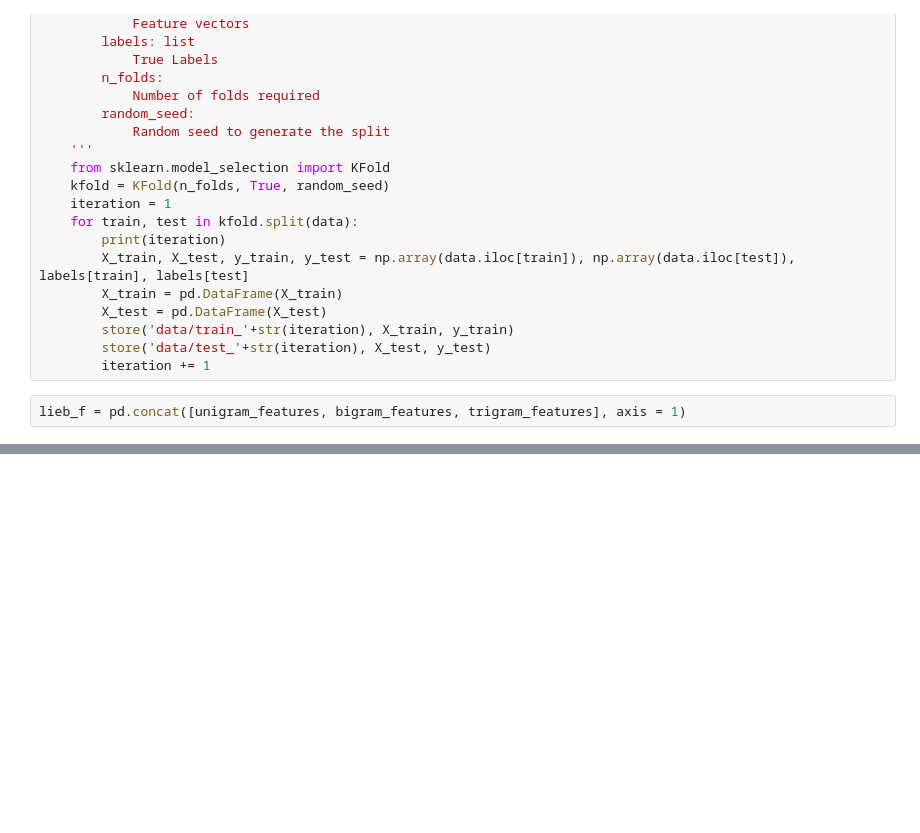
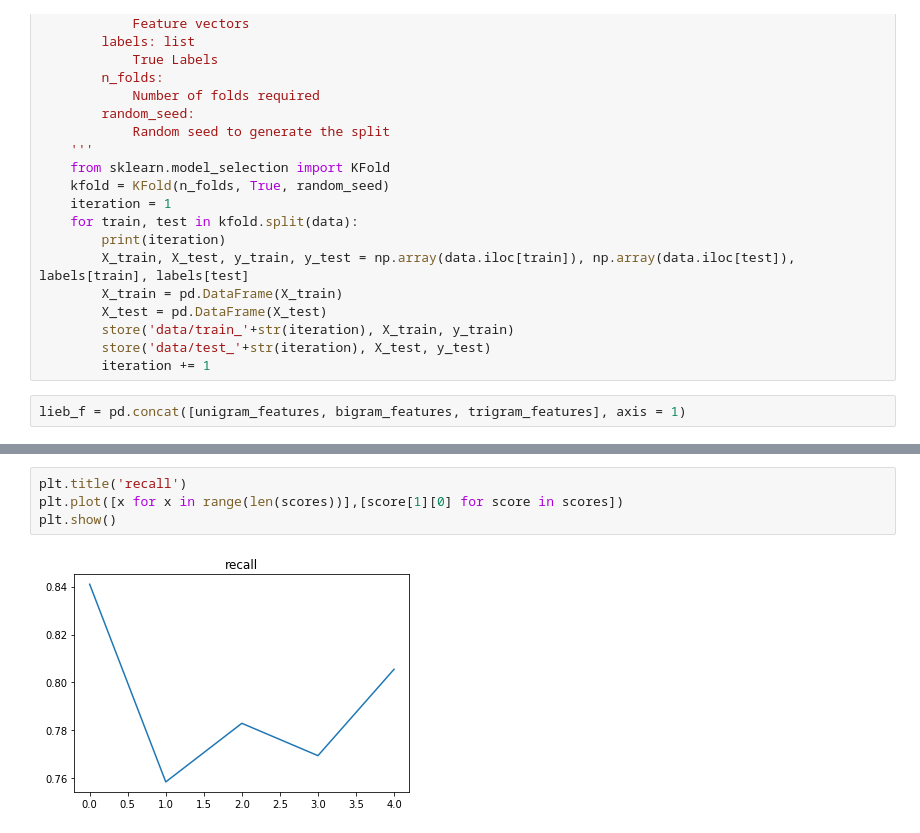
Before and after one commit to aditya-srikanth/Sarcasm-Detection, a Jupyter notebook: notebooks/Joshi_and_liebrecht.ipynb, the cells around one changed output, grey strips where cells are left out. Cells and saved outputs as stored; diff of their text form; blank space fills up the shorter version.

```diff
--- a/notebooks/Joshi_and_liebrecht.ipynb
+++ b/notebooks/Joshi_and_liebrecht.ipynb
@@ -181,0 +218,6 @@ Finished Storing
+# %%
+plt.title('recall')
+plt.plot([x for x in range(len(scores))],[score[1][0] for score in scores])
+plt.show()
+# %% [output]
+[figure, added]
```
Also changed, not shown: parts of 7 cells of this notebook, 10 other files.
